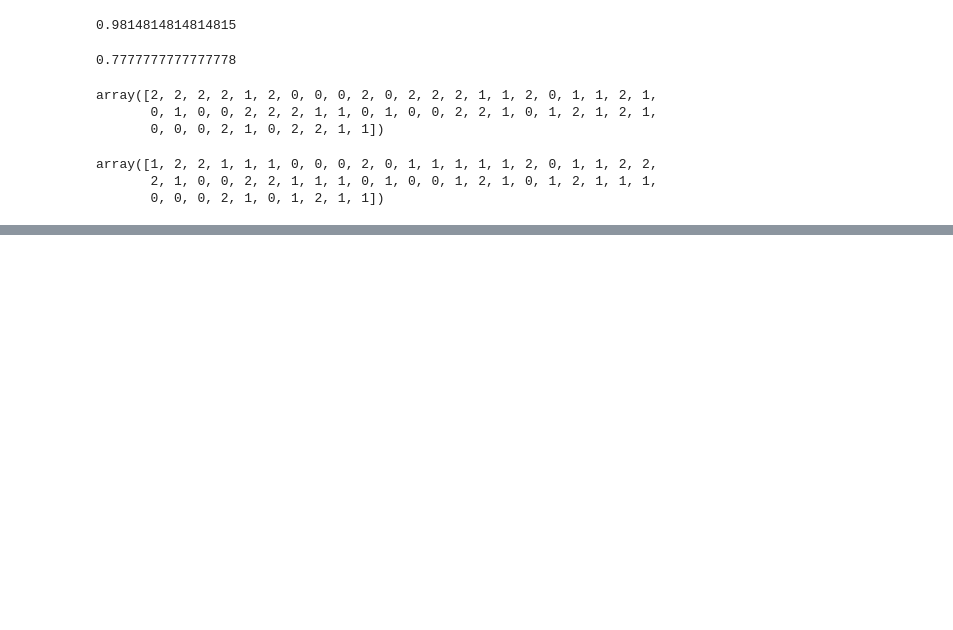
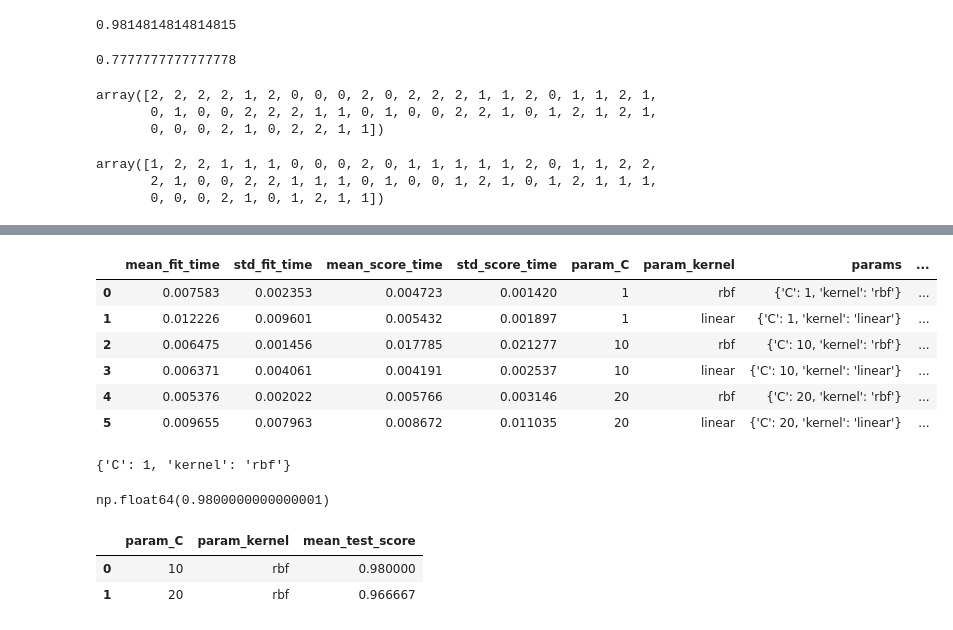
Before and after one commit to shadrack71/Machine-learning-projects, a Jupyter notebook: machine_learning.ipynb, the cells around one changed output, grey strips where cells are left out. Drawn from its saved outputs; the diff is of its cells as text; code cells hidden in the pictures; blank space fills up the shorter version.

Commit message:
hyper parameters tuning

```diff
--- a/machine_learning.ipynb
+++ b/machine_learning.ipynb
@@ -1422,0 +1427,7 @@ array([1, 2, 2, 1, 1, 1, 0, 0, 0, 2, 0, 1, 1, 1, 1, 1, 2, 0, 1, 1, 2, 2,
+# %%
+from sklearn import svm, datasets
+iris = datasets.load_iris()
+df = pd.DataFrame(iris.data,columns=iris.feature_names)
+df['flower'] = iris.target
+df['flower'] = df['flower'].apply(lambda x: iris.target_names[x])
+df.head()
@@ -1422,0 +1450,8 @@ array([1, 2, 2, 1, 1, 1, 0, 0, 0, 2, 0, 1, 1, 1, 1, 1, 2, 0, 1, 1, 2, 2,
+# %%
+from sklearn.model_selection import GridSearchCV
+clf = GridSearchCV(svm.SVC(gamma='auto'), {
+    'C': [1,10,20],
+    'kernel': ['rbf','linear']
+}, cv=5, return_train_score=False)
+clf.fit(iris.data, iris.target)
+clf.cv_results_
@@ -1422,0 +1476,35 @@ array([1, 2, 2, 1, 1, 1, 0, 0, 0, 2, 0, 1, 1, 1, 1, 1, 2, 0, 1, 1, 2, 2,
+# %%
+df_d = pd.DataFrame(clf.cv_results_)
+df_d
+# %% [output]
+|  | mean_fit_time | std_fit_time | mean_score_time | std_score_time | param_C | param_kernel | params | ... |
+| 0 | 0.007583 | 0.002353 | 0.004723 | 0.001420 | 1 | rbf | {'C': 1, 'kernel': 'rbf'} | ... |
+| 1 | 0.012226 | 0.009601 | 0.005432 | 0.001897 | 1 | linear | {'C': 1, 'kernel': 'linear'} | ... |
+| 2 | 0.006475 | 0.001456 | 0.017785 | 0.021277 | 10 | rbf | {'C': 10, 'kernel': 'rbf'} | ... |
+| 3 | 0.006371 | 0.004061 | 0.004191 | 0.002537 | 10 | linear | {'C': 10, 'kernel': 'linear'} | ... |
+| 4 | 0.005376 | 0.002022 | 0.005766 | 0.003146 | 20 | rbf | {'C': 20, 'kernel': 'rbf'} | ... |
+| 5 | 0.009655 | 0.007963 | 0.008672 | 0.011035 | 20 | linear | {'C': 20, 'kernel': 'linear'} | ... |
+# %%
+clf.best_params_
+# %% [output]
+{'C': 1, 'kernel': 'rbf'}
+# %%
+clf.best_score_
+# %% [output]
+np.float64(0.9800000000000001)
+# %%
+from sklearn.model_selection import RandomizedSearchCV
+rs = RandomizedSearchCV(svm.SVC(gamma='auto'), {
+        'C': [1,10,20],
+        'kernel': ['rbf','linear']
+    },
+    cv=5,
+    return_train_score=False,
+    n_iter=2
+)
+rs.fit(iris.data, iris.target)
+pd.DataFrame(rs.cv_results_)[['param_C','param_kernel','mean_test_score']]
+# %% [output]
+|  | param_C | param_kernel | mean_test_score |
+| 0 | 10 | rbf | 0.980000 |
+| 1 | 20 | rbf | 0.966667 |
```
Also changed, not shown: parts of 8 cells of this notebook.
